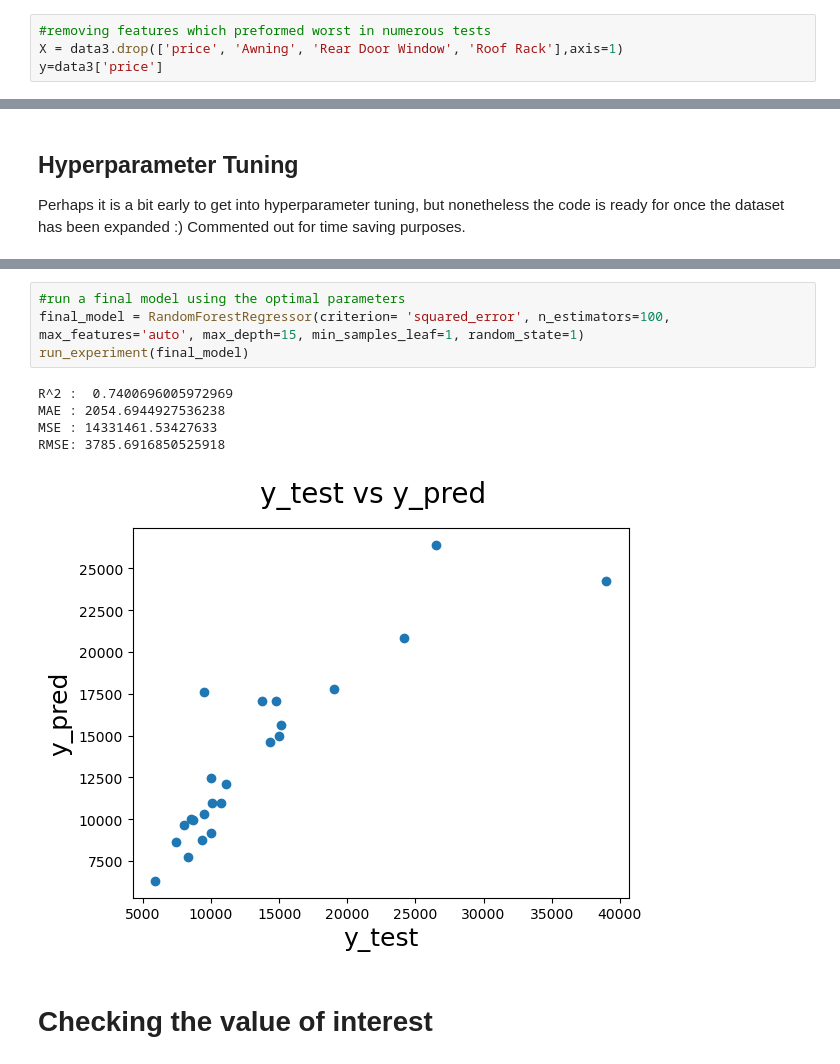
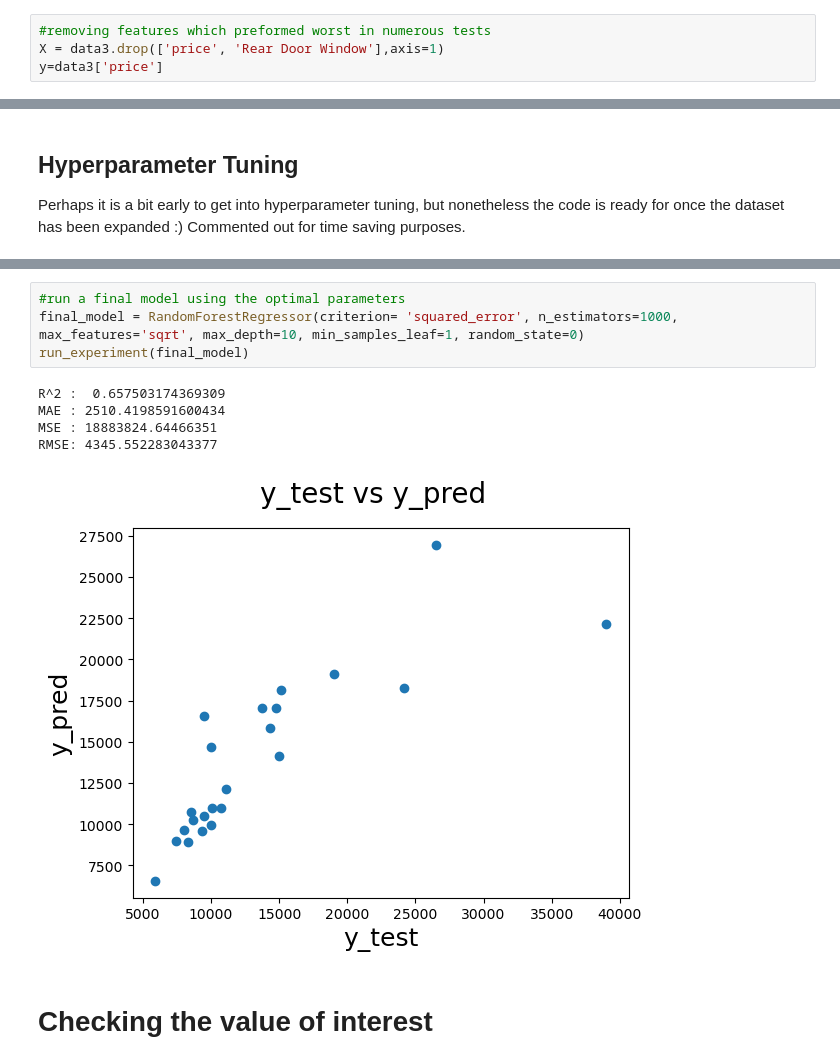
Before and after one commit to blue-quark/trailer_price_regression, a Jupyter notebook: trailer-price-regression.ipynb, the cells around one changed output, grey strips where cells are left out. Saved outputs shown, nothing was run; the diff lists cells and outputs as text.

Commit message:
Kaggle Notebook | Trailer Price Regression | Version 23

```diff
--- a/trailer-price-regression.ipynb
+++ b/trailer-price-regression.ipynb
@@ -619,7 +636,7 @@ This section is in progress while more feature data is collected.
 data3=data.drop(data.index[90:])
 # %%
 #removing features which preformed worst in numerous tests
-X = data3.drop(['price', 'Awning', 'Rear Door Window', 'Roof Rack'],axis=1)
+X = data3.drop(['price', 'Rear Door Window'],axis=1)
 y=data3['price']
 # %%
 X_train,X_test,y_train,y_test = train_test_split(X,y,test_size=0.25,random_state=1)
@@ -764,13 +787,13 @@ CV_rfc.best_params_
 # %%
 #run a final model using the optimal parameters
-final_model = RandomForestRegressor(criterion= 'squared_error', n_estimators=100, max_features='auto', max_depth=15, min_samples_leaf=1, random_state=1)
+final_model = RandomForestRegressor(criterion= 'squared_error', n_estimators=1000, max_features='sqrt', max_depth=10, min_samples_leaf=1, random_state=0)
 run_experiment(final_model)
 # %% [output]
-R^2 :  0.7400696005972969
-MAE : 2054.6944927536238
-MSE : 14331461.53427633
-RMSE: 3785.6916850525918
+R^2 :  0.657503174369309
+MAE : 2510.4198591600434
+MSE : 18883824.64466351
+RMSE: 4345.552283043377
-[figure, old version]
+[figure, new version]
 # %% [markdown]
 # Checking the value of interest
 # %%
```
Also changed, not shown: parts of 31 cells of this notebook.
